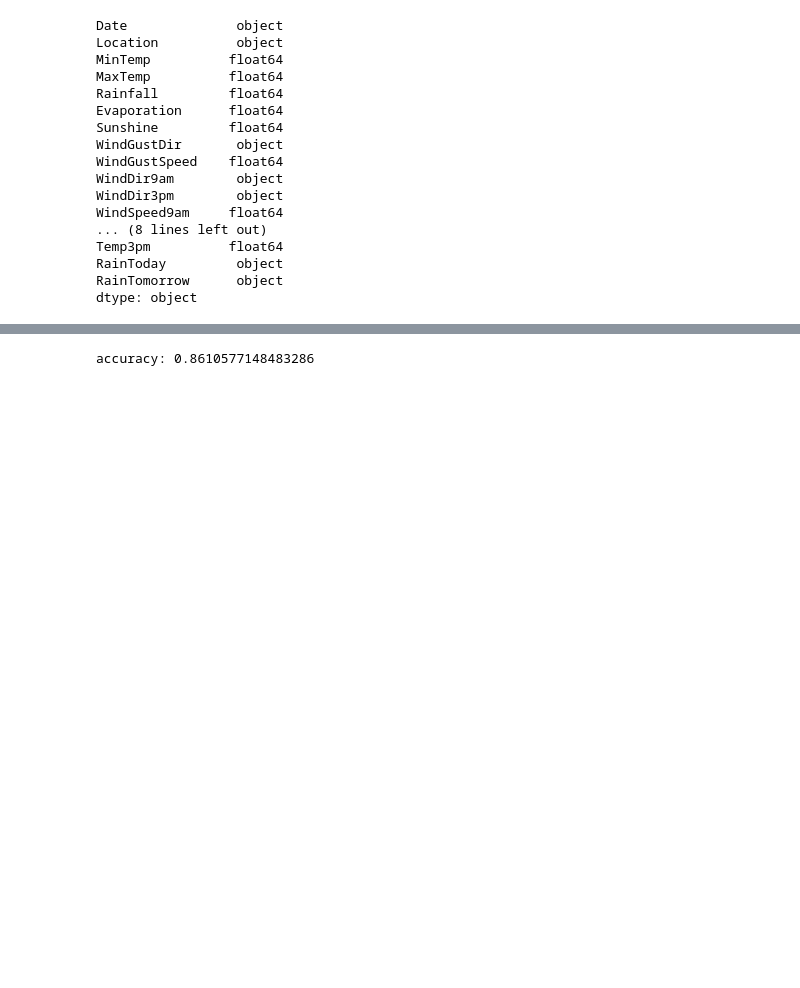
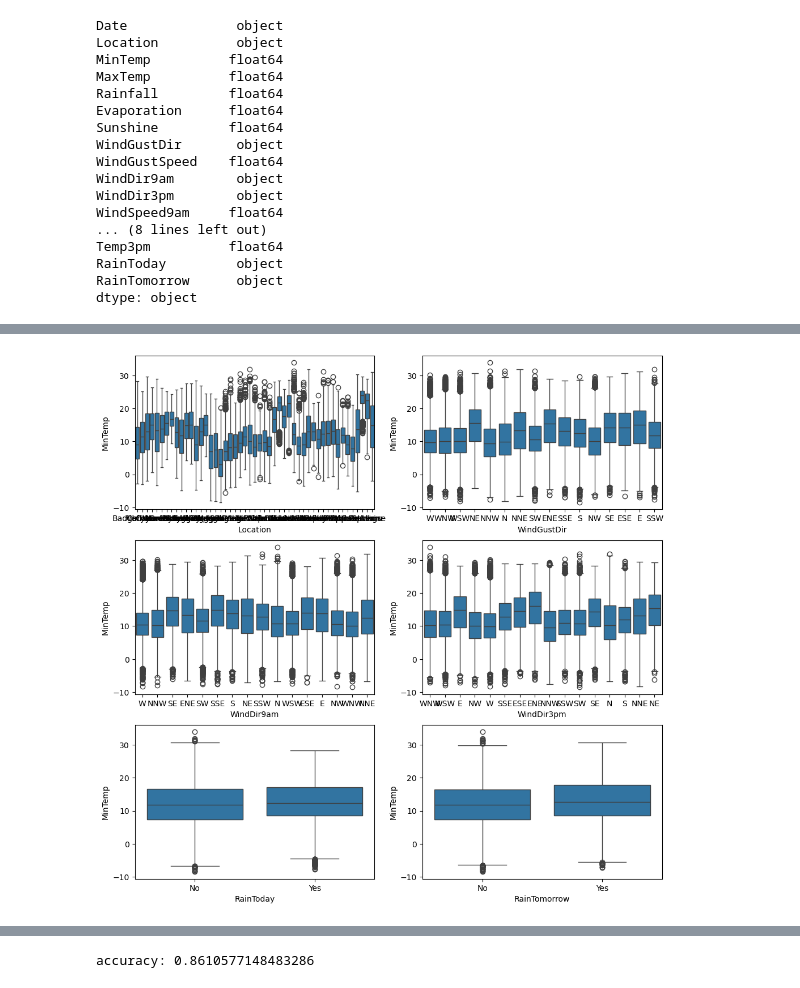
Before and after one commit to ucagub/kaggle_practice, a Jupyter notebook: rain_australia/try2.ipynb, the cells around one changed output, grey strips where cells are left out. Drawn from its saved outputs; the diff is of its cells as text; code cells hidden in the pictures; blank space fills up the shorter version.

```diff
--- a/rain_australia/try2.ipynb
+++ b/rain_australia/try2.ipynb
@@ -45,0 +83,6 @@ df['Date'] = pd.to_datetime(df['Date']).astype('int64')
+# %%
+fig, axes = plt.subplots(num_rows, num_cols, figsize=(12,12))
+for i,col in enumerate(cat_cols):
+    sns.boxplot(x=col, y='MinTemp', data=df, ax=axes[(i//num_cols)%num_rows][i%num_cols])
+# %% [output]
+[figure, added]
```
Also changed, not shown: parts of 7 cells of this notebook, 7 other files.
